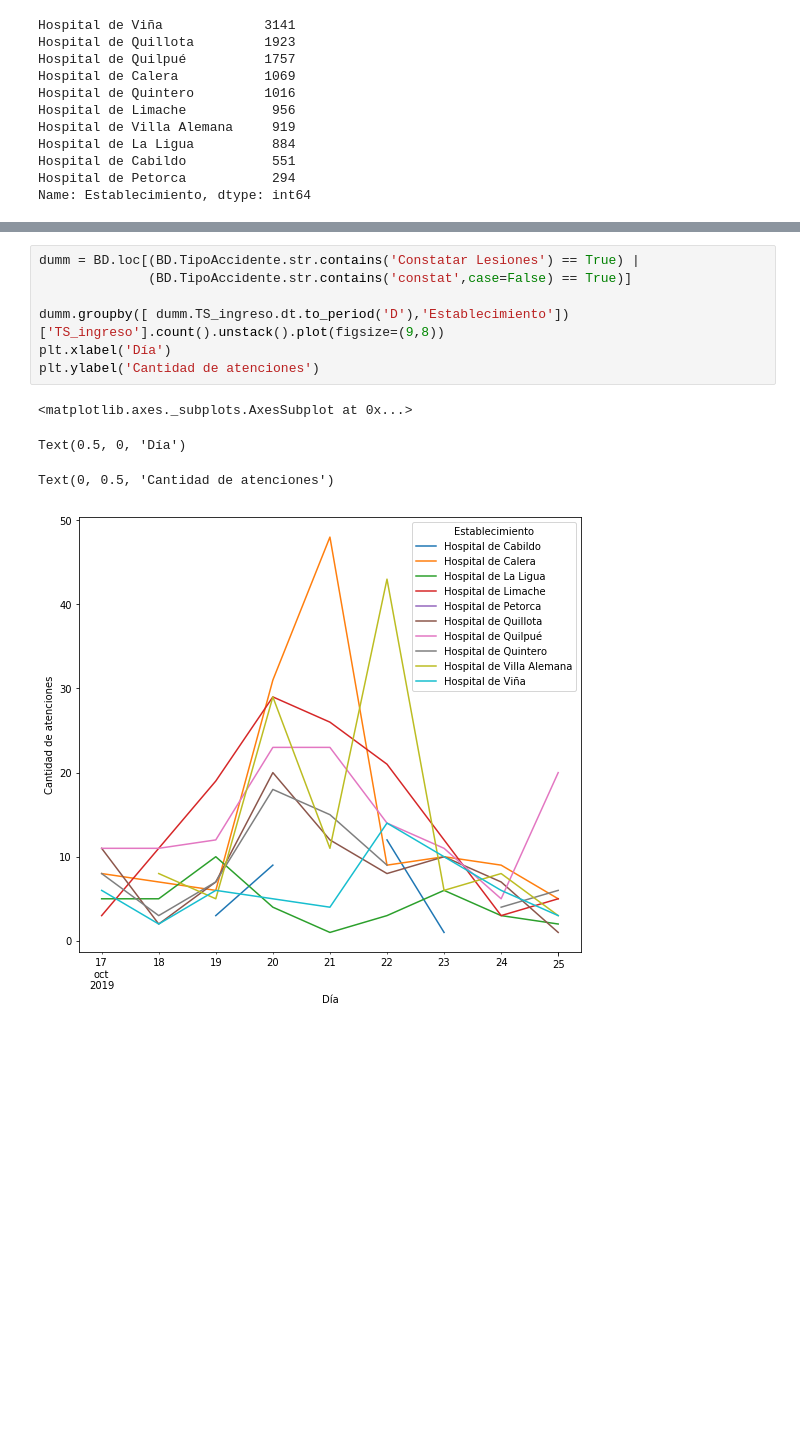
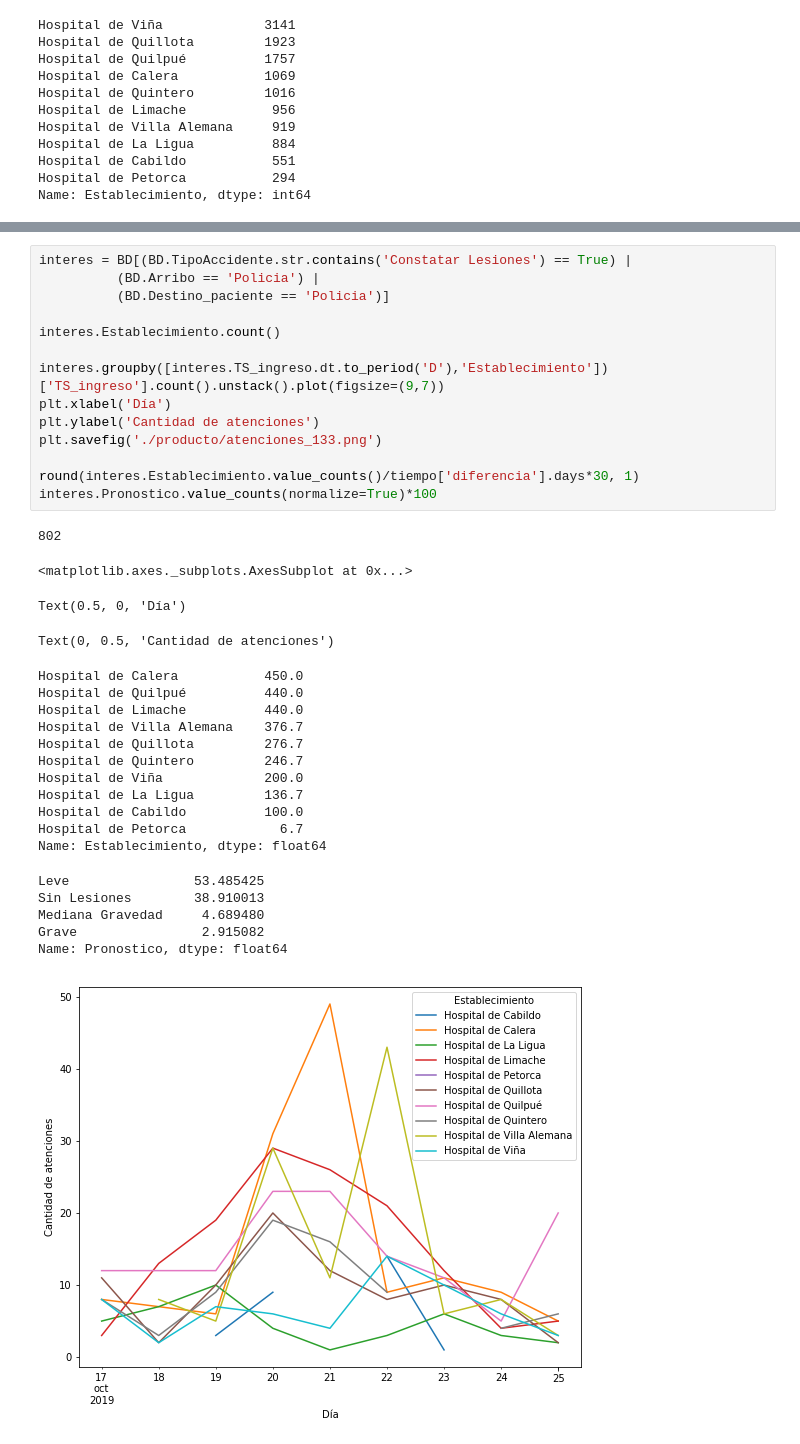
Before and after one commit to superegi/huelgas2019, a Jupyter notebook: Analisis Huelgas.ipynb, the cells around one changed output, grey strips where cells are left out. Saved outputs shown, nothing was run; the diff lists cells and outputs as text; blank space fills up the shorter version.

```diff
--- a/Analisis Huelgas.ipynb
+++ b/Analisis Huelgas.ipynb
@@ -669,12 +642,36 @@ Text(0, 0.5, 'Cantidad de atenciones')
 # %%
-dumm = BD.loc[(BD.TipoAccidente.str.contains('Constatar Lesiones') == True) |
-              (BD.TipoAccidente.str.contains('constat',case=False) == True)]
+interes = BD[(BD.TipoAccidente.str.contains('Constatar Lesiones') == True) |
+          (BD.Arribo == 'Policia') |
+          (BD.Destino_paciente == 'Policia')]
 
-dumm.groupby([ dumm.TS_ingreso.dt.to_period('D'),'Establecimiento'])['TS_ingreso'].count().unstack().plot(figsize=(9,8))
+interes.Establecimiento.count()
+
+interes.groupby([interes.TS_ingreso.dt.to_period('D'),'Establecimiento'])['TS_ingreso'].count().unstack().plot(figsize=(9,7))
 plt.xlabel('Día')
 plt.ylabel('Cantidad de atenciones')
+plt.savefig('./producto/atenciones_133.png')
+
+round(interes.Establecimiento.value_counts()/tiempo['diferencia'].days*30, 1)
+interes.Pronostico.value_counts(normalize=True)*100
 # %% [output]
-<matplotlib.axes._subplots.AxesSubplot at 0x...>
+802
-Text(0.5, 0, 'Día')
+<matplotlib.axes._subplots.AxesSubplot at 0x...>
-Text(0, 0.5, 'Cantidad de atenciones')
+Text(0.5, 0, 'Día')
+Text(0, 0.5, 'Cantidad de atenciones')
+Hospital de Calera           450.0
+Hospital de Quilpué          440.0
+Hospital de Limache          440.0
+Hospital de Villa Alemana    376.7
+Hospital de Quillota         276.7
+Hospital de Quintero         246.7
+Hospital de Viña             200.0
+Hospital de La Ligua         136.7
+Hospital de Cabildo          100.0
+Hospital de Petorca            6.7
+Name: Establecimiento, dtype: float64
+Leve                53.485425
+Sin Lesiones        38.910013
+Mediana Gravedad     4.689480
+Grave                2.915082
+Name: Pronostico, dtype: float64
-[figure, old version]
+[figure, new version]
```
Also changed, not shown: parts of 6 cells of this notebook, 2 other files.
